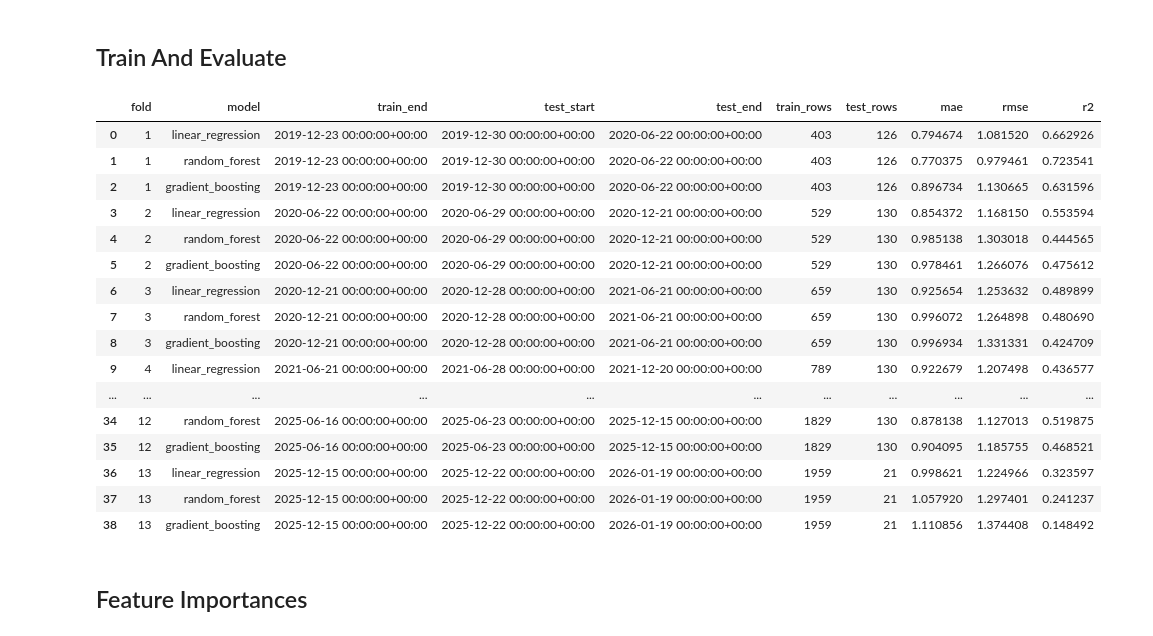
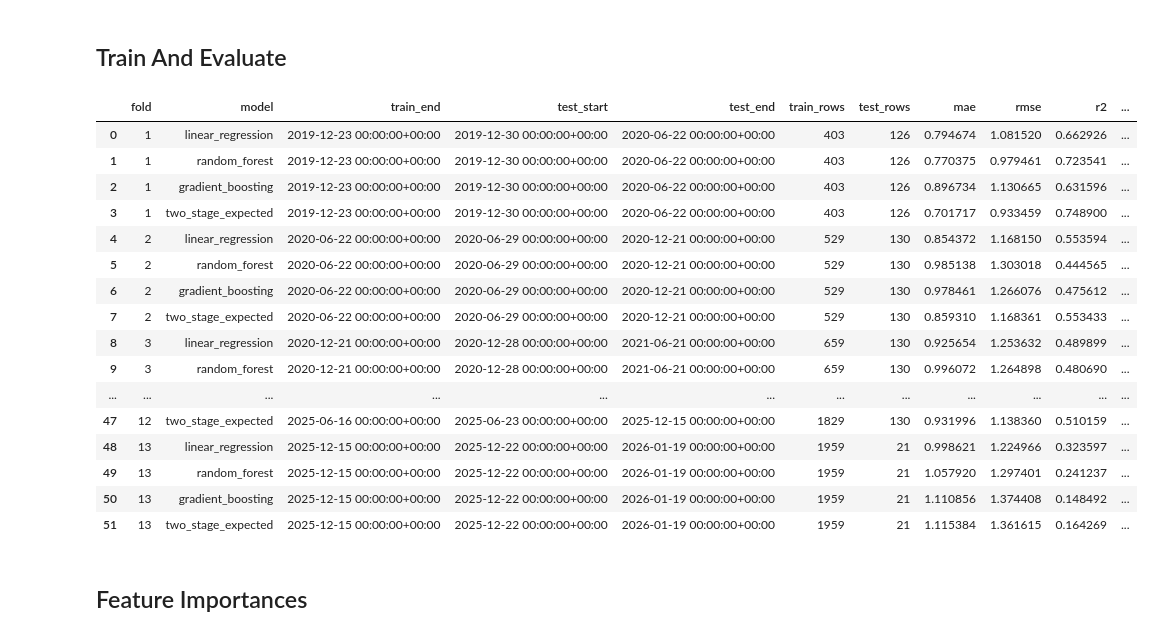
Before and after one commit to Jshuuuuuuu/SeismoGuard, a Jupyter notebook: notebook/03_modeling.ipynb, the cells around one changed output. Cells and saved outputs as stored; diff of their text form; code cells hidden in the pictures.

```diff
--- a/notebook/03_modeling.ipynb
+++ b/notebook/03_modeling.ipynb
@@ -235,6 +242,7 @@ models = {
         min_samples_leaf=5,
         random_state=42,
     ),
+    'two_stage_expected': TwoStageMagnitudeModel(),
 }
 
 metrics = []
@@ -264,54 +272,59 @@ for fold, (train_mask, test_mask, train_end, test_start, test_end) in enumerate(
             'mae': mean_absolute_error(y_test, preds),
             'rmse': np.sqrt(mean_squared_error(y_test, preds)),
             'r2': r2_score(y_test, preds),
+            'zero_week_mae': mean_absolute_error(y_test[y_test == 0], preds[y_test == 0]) if (y_test == 0).any() else np.nan,
+            'event_week_mae': mean_absolute_error(y_test[y_test > 0], preds[y_test > 0]) if (y_test > 0).any() else np.nan,
         })
 
         fitted_model = pipe.named_steps['model']
         if hasattr(fitted_model, 'feature_importances_'):
             importance_frames.append(pd.DataFrame({
                 'fold': fold,
                 'model': model_name,
                 'feature': X_model.columns,
                 'importance': fitted_model.feature_importances_,
             }))
 
         fold_preds = X_test.reset_index()[['province', 'forecast_date']].copy()
         fold_preds['fold'] = fold
         fold_preds['model'] = model_name
         fold_preds['actual'] = y_test.to_numpy()
         fold_preds['prediction'] = preds
         prediction_frames.append(fold_preds)
 
 metrics_df = pd.DataFrame(metrics)
 predictions_df = pd.concat(prediction_frames, ignore_index=True)
 feature_importances_df = pd.concat(importance_frames, ignore_index=True)
 
 metrics_df.to_csv(output_dir / 'walk_forward_metrics.csv', index=False)
 metrics_df.to_csv(output_dir / 'walk_forward_metrics_enhanced.csv', index=False)
+metrics_df.to_csv(output_dir / 'metrics.csv', index=False)
 predictions_df.to_csv(output_dir / 'walk_forward_predictions.csv', index=False)
 predictions_df.to_csv(output_dir / 'walk_forward_predictions_enhanced.csv', index=False)
+predictions_df.to_csv(output_dir / 'preds.csv', index=False)
 feature_importances_df.to_csv(output_dir / 'feature_importances_by_fold.csv', index=False)
 feature_importances_df.to_csv(output_dir / 'feature_importances_by_fold_enhanced.csv', index=False)
+feature_importances_df.to_csv(output_dir / 'fi_folds.csv', index=False)
 
 metrics_df
 # %% [output]
-|  | fold | model | train_end | test_start | test_end | train_rows | test_rows | mae | rmse | r2 |
-| 0 | 1 | linear_regression | 2019-12-23 00:00:00+00:00 | 2019-12-30 00:00:00+00:00 | 2020-06-22 00:00:00+00:00 | 403 | 126 | 0.794674 | 1.081520 | 0.662926 |
-| 1 | 1 | random_forest | 2019-12-23 00:00:00+00:00 | 2019-12-30 00:00:00+00:00 | 2020-06-22 00:00:00+00:00 | 403 | 126 | 0.770375 | 0.979461 | 0.723541 |
-| 2 | 1 | gradient_boosting | 2019-12-23 00:00:00+00:00 | 2019-12-30 00:00:00+00:00 | 2020-06-22 00:00:00+00:00 | 403 | 126 | 0.896734 | 1.130665 | 0.631596 |
-| 3 | 2 | linear_regression | 2020-06-22 00:00:00+00:00 | 2020-06-29 00:00:00+00:00 | 2020-12-21 00:00:00+00:00 | 529 | 130 | 0.854372 | 1.168150 | 0.553594 |
-| 4 | 2 | random_forest | 2020-06-22 00:00:00+00:00 | 2020-06-29 00:00:00+00:00 | 2020-12-21 00:00:00+00:00 | 529 | 130 | 0.985138 | 1.303018 | 0.444565 |
-| 5 | 2 | gradient_boosting | 2020-06-22 00:00:00+00:00 | 2020-06-29 00:00:00+00:00 | 2020-12-21 00:00:00+00:00 | 529 | 130 | 0.978461 | 1.266076 | 0.475612 |
-| 6 | 3 | linear_regression | 2020-12-21 00:00:00+00:00 | 2020-12-28 00:00:00+00:00 | 2021-06-21 00:00:00+00:00 | 659 | 130 | 0.925654 | 1.253632 | 0.489899 |
-| 7 | 3 | random_forest | 2020-12-21 00:00:00+00:00 | 2020-12-28 00:00:00+00:00 | 2021-06-21 00:00:00+00:00 | 659 | 130 | 0.996072 | 1.264898 | 0.480690 |
-| 8 | 3 | gradient_boosting | 2020-12-21 00:00:00+00:00 | 2020-12-28 00:00:00+00:00 | 2021-06-21 00:00:00+00:00 | 659 | 130 | 0.996934 | 1.331331 | 0.424709 |
-| 9 | 4 | linear_regression | 2021-06-21 00:00:00+00:00 | 2021-06-28 00:00:00+00:00 | 2021-12-20 00:00:00+00:00 | 789 | 130 | 0.922679 | 1.207498 | 0.436577 |
-| ... | ... | ... | ... | ... | ... | ... | ... | ... | ... | ... |
-| 34 | 12 | random_forest | 2025-06-16 00:00:00+00:00 | 2025-06-23 00:00:00+00:00 | 2025-12-15 00:00:00+00:00 | 1829 | 130 | 0.878138 | 1.127013 | 0.519875 |
-| 35 | 12 | gradient_boosting | 2025-06-16 00:00:00+00:00 | 2025-06-23 00:00:00+00:00 | 2025-12-15 00:00:00+00:00 | 1829 | 130 | 0.904095 | 1.185755 | 0.468521 |
-| 36 | 13 | linear_regression | 2025-12-15 00:00:00+00:00 | 2025-12-22 00:00:00+00:00 | 2026-01-19 00:00:00+00:00 | 1959 | 21 | 0.998621 | 1.224966 | 0.323597 |
-| 37 | 13 | random_forest | 2025-12-15 00:00:00+00:00 | 2025-12-22 00:00:00+00:00 | 2026-01-19 00:00:00+00:00 | 1959 | 21 | 1.057920 | 1.297401 | 0.241237 |
-| 38 | 13 | gradient_boosting | 2025-12-15 00:00:00+00:00 | 2025-12-22 00:00:00+00:00 | 2026-01-19 00:00:00+00:00 | 1959 | 21 | 1.110856 | 1.374408 | 0.148492 |
+|  | fold | model | train_end | test_start | test_end | train_rows | test_rows | mae | rmse | r2 | ... |
+| 0 | 1 | linear_regression | 2019-12-23 00:00:00+00:00 | 2019-12-30 00:00:00+00:00 | 2020-06-22 00:00:00+00:00 | 403 | 126 | 0.794674 | 1.081520 | 0.662926 | ... |
+| 1 | 1 | random_forest | 2019-12-23 00:00:00+00:00 | 2019-12-30 00:00:00+00:00 | 2020-06-22 00:00:00+00:00 | 403 | 126 | 0.770375 | 0.979461 | 0.723541 | ... |
+| 2 | 1 | gradient_boosting | 2019-12-23 00:00:00+00:00 | 2019-12-30 00:00:00+00:00 | 2020-06-22 00:00:00+00:00 | 403 | 126 | 0.896734 | 1.130665 | 0.631596 | ... |
+| 3 | 1 | two_stage_expected | 2019-12-23 00:00:00+00:00 | 2019-12-30 00:00:00+00:00 | 2020-06-22 00:00:00+00:00 | 403 | 126 | 0.701717 | 0.933459 | 0.748900 | ... |
+| 4 | 2 | linear_regression | 2020-06-22 00:00:00+00:00 | 2020-06-29 00:00:00+00:00 | 2020-12-21 00:00:00+00:00 | 529 | 130 | 0.854372 | 1.168150 | 0.553594 | ... |
+| 5 | 2 | random_forest | 2020-06-22 00:00:00+00:00 | 2020-06-29 00:00:00+00:00 | 2020-12-21 00:00:00+00:00 | 529 | 130 | 0.985138 | 1.303018 | 0.444565 | ... |
+| 6 | 2 | gradient_boosting | 2020-06-22 00:00:00+00:00 | 2020-06-29 00:00:00+00:00 | 2020-12-21 00:00:00+00:00 | 529 | 130 | 0.978461 | 1.266076 | 0.475612 | ... |
+| 7 | 2 | two_stage_expected | 2020-06-22 00:00:00+00:00 | 2020-06-29 00:00:00+00:00 | 2020-12-21 00:00:00+00:00 | 529 | 130 | 0.859310 | 1.168361 | 0.553433 | ... |
+| 8 | 3 | linear_regression | 2020-12-21 00:00:00+00:00 | 2020-12-28 00:00:00+00:00 | 2021-06-21 00:00:00+00:00 | 659 | 130 | 0.925654 | 1.253632 | 0.489899 | ... |
+| 9 | 3 | random_forest | 2020-12-21 00:00:00+00:00 | 2020-12-28 00:00:00+00:00 | 2021-06-21 00:00:00+00:00 | 659 | 130 | 0.996072 | 1.264898 | 0.480690 | ... |
+| ... | ... | ... | ... | ... | ... | ... | ... | ... | ... | ... | ... |
+| 47 | 12 | two_stage_expected | 2025-06-16 00:00:00+00:00 | 2025-06-23 00:00:00+00:00 | 2025-12-15 00:00:00+00:00 | 1829 | 130 | 0.931996 | 1.138360 | 0.510159 | ... |
+| 48 | 13 | linear_regression | 2025-12-15 00:00:00+00:00 | 2025-12-22 00:00:00+00:00 | 2026-01-19 00:00:00+00:00 | 1959 | 21 | 0.998621 | 1.224966 | 0.323597 | ... |
+| 49 | 13 | random_forest | 2025-12-15 00:00:00+00:00 | 2025-12-22 00:00:00+00:00 | 2026-01-19 00:00:00+00:00 | 1959 | 21 | 1.057920 | 1.297401 | 0.241237 | ... |
+| 50 | 13 | gradient_boosting | 2025-12-15 00:00:00+00:00 | 2025-12-22 00:00:00+00:00 | 2026-01-19 00:00:00+00:00 | 1959 | 21 | 1.110856 | 1.374408 | 0.148492 | ... |
+| 51 | 13 | two_stage_expected | 2025-12-15 00:00:00+00:00 | 2025-12-22 00:00:00+00:00 | 2026-01-19 00:00:00+00:00 | 1959 | 21 | 1.115384 | 1.361615 | 0.164269 | ... |
 # %% [markdown]
 ## Feature Importances
 # %%
```
Also changed, not shown: parts of 7 cells of this notebook, 33 other files.
